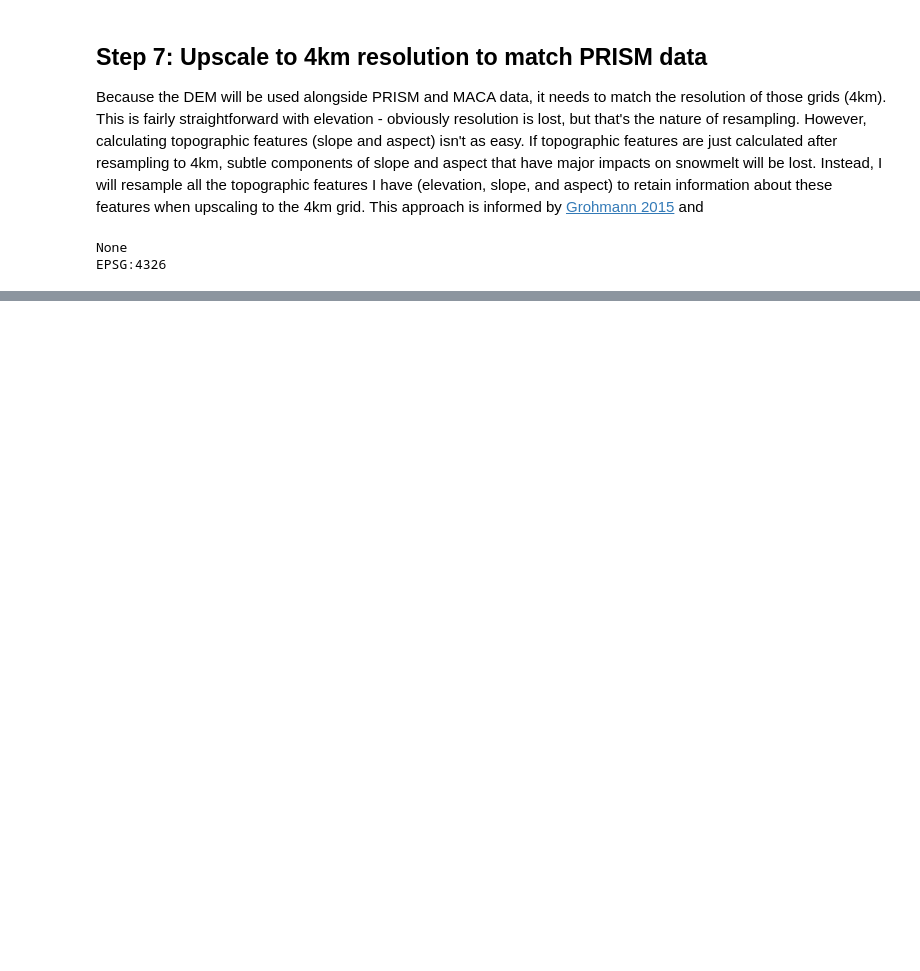
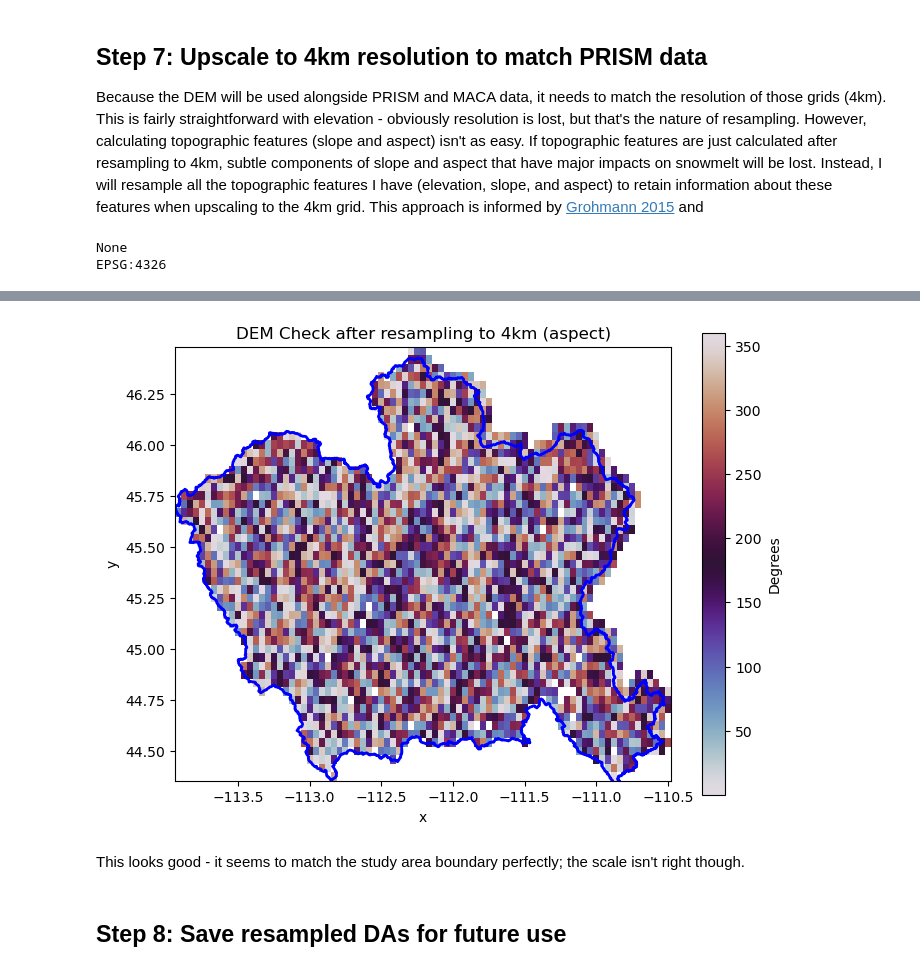
Before and after one commit to rainihelmstadter/snow-drought-modeling, a Jupyter notebook: code/03-dem-download.ipynb, the cells around one changed output, grey strips where cells are left out. Saved outputs shown, nothing was run; the diff lists cells and outputs as text; code cells hidden in the pictures; blank space fills up the shorter version.

```diff
--- a/code/03-dem-download.ipynb
+++ b/code/03-dem-download.ipynb
@@ -314,4 +331,43 @@ cos_y_rsmp = cos_y.rio.reproject_match(prism_template, Resampling=Resampling.ave
 
 # reconstruct aspect
 mhw_aspect_4km_rad = np.arctan2(sin_x_rsmp, cos_y_rsmp)
-mhw_aspect_4km_da = np.degrees(mhw_aspect_4km_rad)
+mhw_aspect_4km_raw_da = np.degrees(mhw_aspect_4km_rad)
+
+# reset aspect to 0-360 degrees
+# I use the equation shown in Grohmann 2015 to do this, but vectorized for xarray.Dataset
+mhw_aspect_4km_da = xr.where(
+    # if statement
+    mhw_aspect_4km_raw_da < 90.0,
+    # then
+    90.0 - mhw_aspect_4km_raw_da,
+    # else
+    450.0 - mhw_aspect_4km_raw_da
+)
+
+# rename cos and sin to northness and eastness for ML
+# ML models can't understand aspect as humans do
+# 1 and 359 are nearly equivalent, but a ML model can't grasp that
+mhw_aspect_4km_north_da = cos_y_rsmp
+mhw_aspect_4km_east_da = sin_x_rsmp
+# %%
+# visualize to check
+
+# set up plot
+fig, ax = plt.subplots(figsize=(8,6))
+
+# plot first timestep of prism data
+mhw_aspect_4km_da.plot(
+    ax=ax,
+    cmap='twilight',
+    cbar_kwargs = {'label': 'Degrees'})
+
+# overlay MHW boundary
+mhw_gdf.plot(ax=ax, facecolor = 'none', edgecolor = 'blue', linewidth= 2)
+plt.title('DEM Check after resampling to 4km (aspect)')
+plt.show()
+# %% [output]
+[figure, added]
+# %% [markdown]
+This looks good - it seems to match the study area boundary perfectly; the scale isn't right though.
+# %% [markdown]
+## Step 8: Save resampled DAs for future use
```
Also changed, not shown: parts of 13 cells of this notebook.
